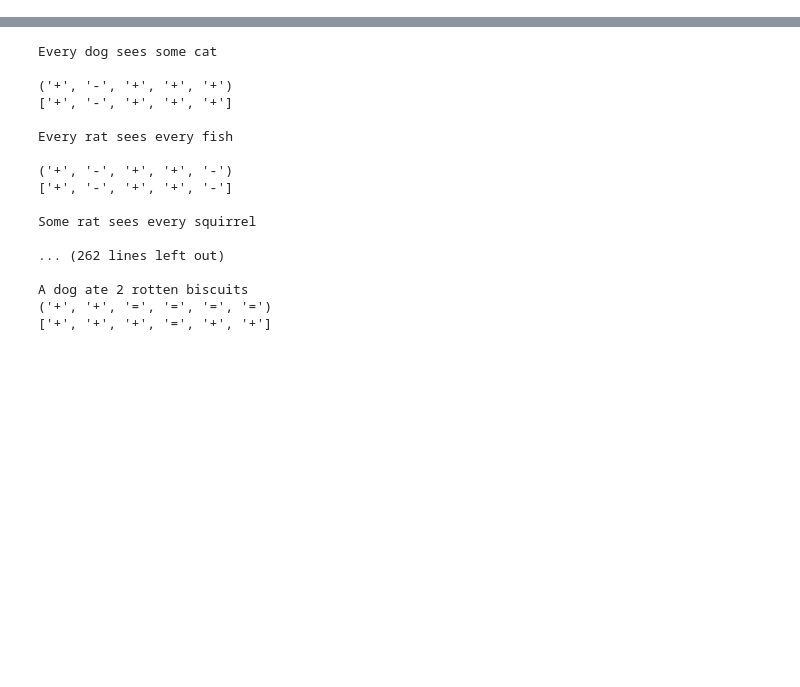
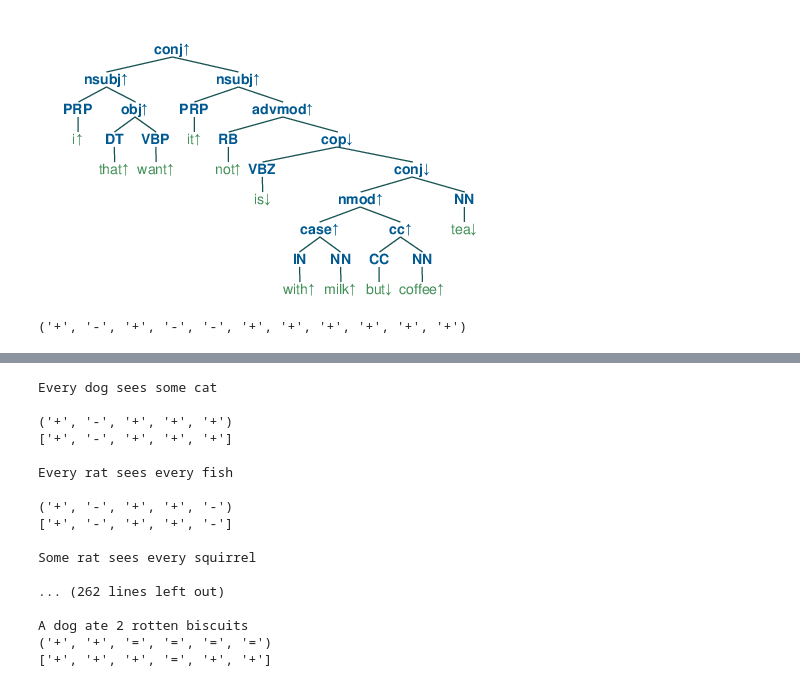
Before and after one commit to eric11eca/NeuralLog, a Jupyter notebook: src/Udep2Mono.ipynb, the cells around one changed output, grey strips where cells are left out. Saved outputs shown, nothing was run; the diff lists cells and outputs as text; code cells hidden in the pictures; blank space fills up the shorter version.

```diff
--- a/src/Udep2Mono.ipynb
+++ b/src/Udep2Mono.ipynb
@@ -1246 +1263,13 @@ for sentence in sentences:
+# %%
+sentences = ["It is not tea, but coffee with milk, that I want"]
+pipeline = PolarizationPipeline(verbose=0)
+for sentence in sentences:
+    annotation = pipeline.single_polarization(sentence)
+    tree = pipeline.postprocess(annotation["polarized_tree"],[])
+    btree = Tree.fromstring(tree.replace('[', '(').replace(']', ')'))
+    jupyter_draw_nltk_tree(btree)
+    print(list(zip(*annotation['annotated'].popkeys()))[2])
+# %% [output]
+[figure, added]
+('+', '-', '+', '-', '-', '+', '+', '+', '+', '+', '+')
 # %%
```
Also changed, not shown: parts of 8 cells of this notebook, 4 other files.
